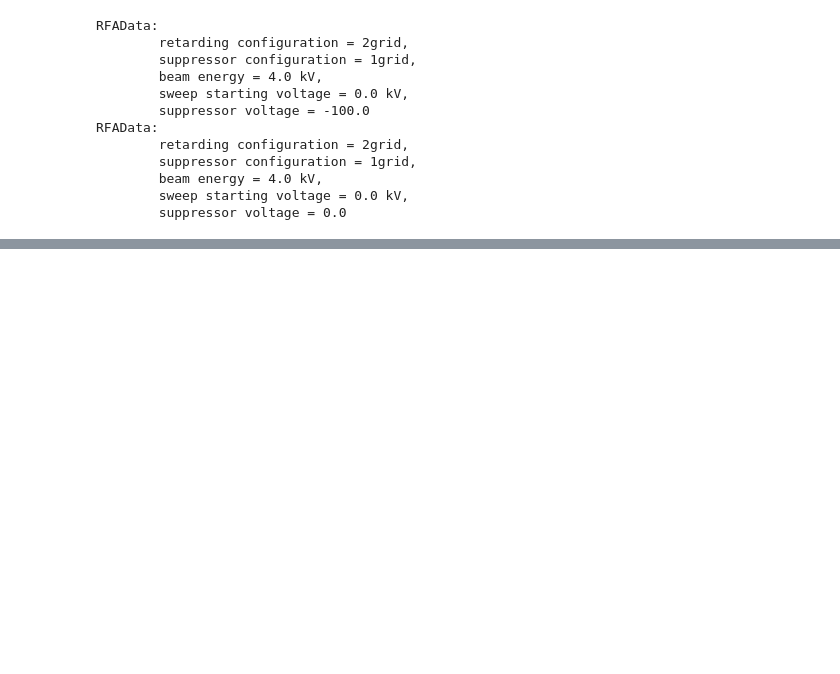
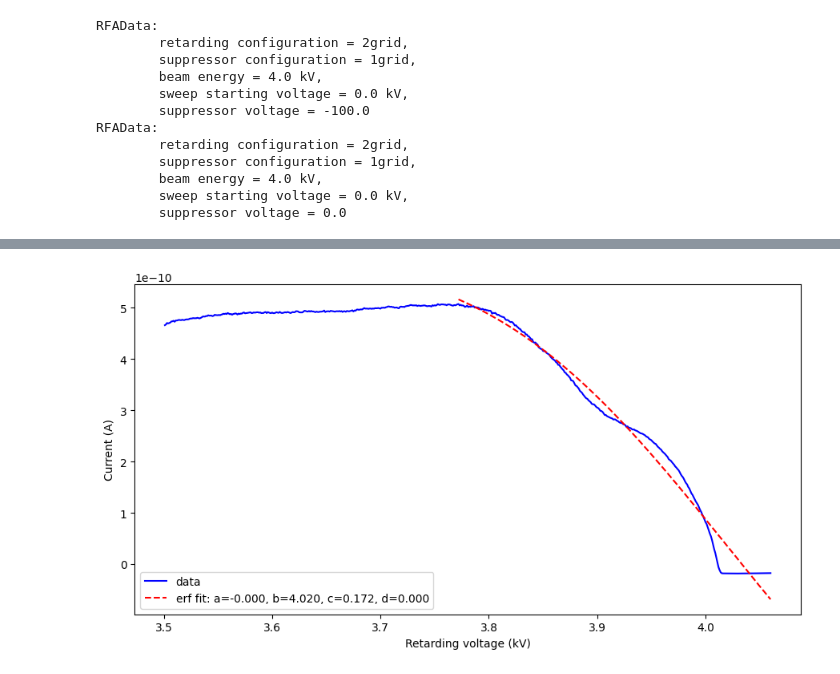
Before and after one commit to naki23/PL4-RFA, a Jupyter notebook: RFA_main.ipynb, the cells around one changed output, grey strips where cells are left out. Saved outputs shown, nothing was run; the diff lists cells and outputs as text; code cells hidden in the pictures; blank space fills up the shorter version.

```diff
--- a/RFA_main.ipynb
+++ b/RFA_main.ipynb
@@ -239,0 +246,94 @@ basic_plot(filtered(day=1, energy=4, is_peak=False))
+# %%
+def gaussian_erf(x, a, b, c, d):
+    """Gaussian error function where (a:amplitude, b:center, c:width, d:offset)"""
+    return a * erf((x - b) / (c * np.sqrt(2))) + d
+
+def fit_gaussian_erf(x_data, y_data):
+    """Fits Gaussian error function to data. Returns (popt, pcov)"""
+    p0 = [
+        (max(y_data) - min(y_data))/2,  # amplitude
+        np.mean(x_data),                 # center
+        (max(x_data) - min(x_data))/4,   # width
+        np.mean(y_data)                  # offset
+    ]
+
+    return curve_fit(gaussian_erf, x_data, y_data, p0=p0)
+
+def fit_rfa_data(rfa_data):
+    """Fit Gaussian error function to the RFA data and plot the result."""
+    max_current_index = np.argmax(rfa_data.current)
+    x_data = rfa_data.retarding_voltage
+    y_data = rfa_data.current
+
+    popt, pcov = fit_gaussian_erf(x_data, y_data)
+
+    fig, ax = plt.subplots(figsize=(9, 5), tight_layout=True)
+    ax.plot(x_data, y_data, 'b-', label='data')
+    ax.plot(x_data, gaussian_erf(x_data, *popt), 'r--', label='fit: a=%5.3f, b=%5.3f, c=%5.3f, d=%5.3f' % tuple(popt))
+
+    ax.set_xlabel("Retarding voltage (kV)")
+    ax.set_ylabel("Current (A)")
+    ax.legend()
+    plt.show()
+
+    return popt, pcov
+
+def gaussian(x, a, b, c, d):
+    """Gaussian function where (a:amplitude, b:center, c:width, d:offset)"""
+    return a * np.exp(-((x - b) ** 2) / (2 * c ** 2)) + d
+
+def fit_gaussian(x_data, y_data):
+    """Fits Gaussian function to data. Returns (popt, pcov)"""
+    p0 = [
+        (max(y_data) - min(y_data)),  # amplitude
+        np.mean(x_data),              # center
+        (max(x_data) - min(x_data))/4, # width
+        np.mean(y_data)               # offset
+    ]
+
+    return curve_fit(gaussian, x_data, y_data, p0=p0)
+
+def fit_gaussian_erf_and_get_resolution(rfa_data, plot=True):
+    """Fit Gaussian error function to the RFA data, get the Gaussian from it, and return the FWHM %.
+       Optionally plot the results."""
+    max_current_index = np.argmax(rfa_data.current)
+    x_data = rfa_data.retarding_voltage[max_current_index:]
+    y_data = rfa_data.current[max_current_index:]
+
+    # Fit Gaussian error function
+    popt_erf, _ = fit_gaussian_erf(x_data, y_data)
+
+    # Derivative of Gaussian error function is a Gaussian
+    a, b, c, _ = popt_erf
+    popt_gaussian = [a / (c * np.sqrt(2 * np.pi)), b, c, 0]
+
+    if plot:
+        fig, ax = plt.subplots(figsize=(9, 5), tight_layout=True)
+        ax.plot(rfa_data.retarding_voltage, rfa_data.current, 'b-', label='data')
+        ax.plot(x_data, gaussian_erf(x_data, *popt_erf), 'r--', label='erf fit: a=%5.3f, b=%5.3f, c=%5.3f, d=%5.3f' % tuple(popt_erf))
+
+        ax.set_xlabel("Retarding voltage (kV)")
+        ax.set_ylabel("Current (A)")
+        ax.legend()
+        plt.show()
+
+        # Plot Gaussian fit
+        fig, ax = plt.subplots(figsize=(9, 5), tight_layout=True)
+        ax.plot(x_data, gaussian(x_data, *popt_gaussian), 'r--')
+
+        ax.set_xlabel("Retarding voltage (kV)")
+        ax.set_ylabel("Current derivative (A/kV)")
+        ax.legend()
+        plt.show()
+
+    # Calculate FWHM (Full Width at Half Maximum)
+    a, b, c, d = popt_gaussian
+    fwhm = 2 * np.sqrt(2 * np.log(2)) * c
+    fwhm_percent = (fwhm / b) * 100
+    print(f"FWHM: {fwhm:.3f} kV, FWHM as % of center: {fwhm_percent:.2f}%")
+    return fwhm_percent
+
+# Example usage:
+fit_gaussian_erf_and_get_resolution(filtered(energy=4, is_peak=True)[1])
+# %% [output]
+[figure, added]
```
Also changed, not shown: parts of 5 cells of this notebook.
